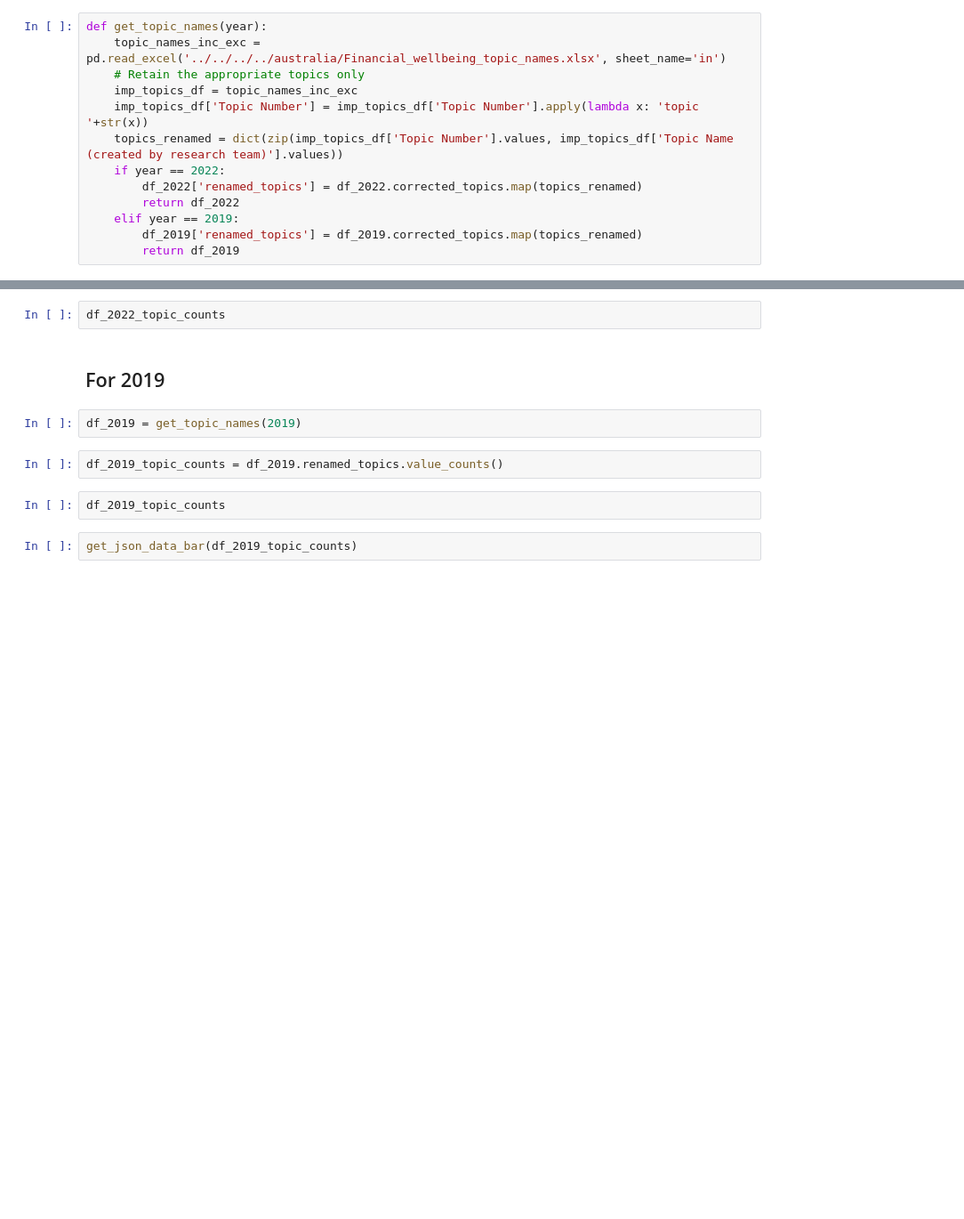
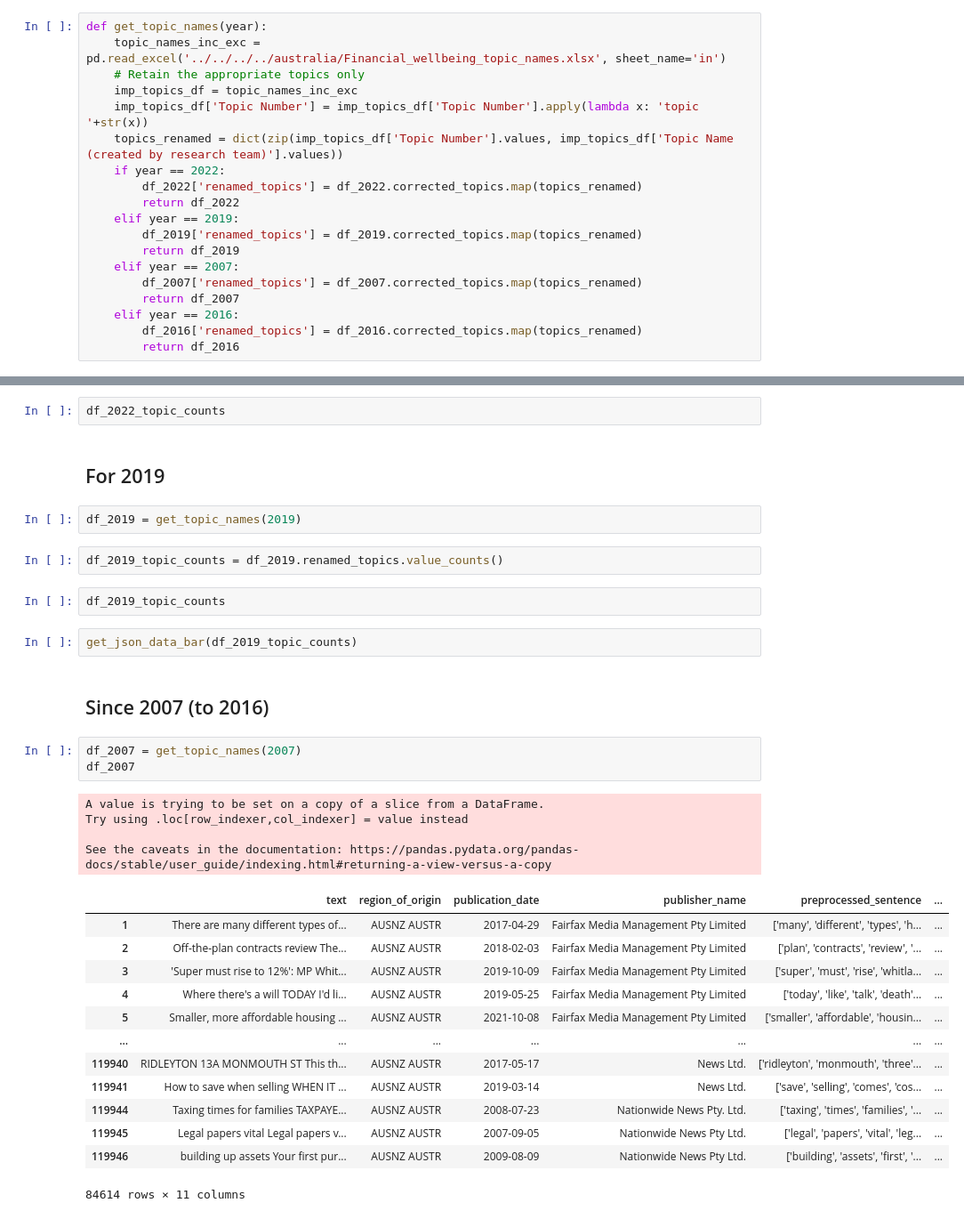
Before and after one commit to sairamdgitte/election-vis-fwb, a Jupyter notebook: election-data.ipynb, the cells around one changed output, grey strips where cells are left out. Shown: that part at 89% size. Saved outputs shown, nothing was run; the diff lists cells and outputs as text; blank space fills up the shorter version.

```diff
--- a/election-data.ipynb
+++ b/election-data.ipynb
@@ -74,6 +217,12 @@ def get_topic_names(year):
     elif year == 2019:
         df_2019['renamed_topics'] = df_2019.corrected_topics.map(topics_renamed)
         return df_2019
+    elif year == 2007:
+        df_2007['renamed_topics'] = df_2007.corrected_topics.map(topics_renamed)
+        return df_2007
+    elif year == 2016:
+        df_2016['renamed_topics'] = df_2016.corrected_topics.map(topics_renamed)
+        return df_2016
 # %%
 def get_json_data_bar(df_value_counts):
     dates = []
@@ -96,3 +247,26 @@ df_2019_topic_counts = df_2019.renamed_topics.value_counts()
 df_2019_topic_counts
 # %%
 get_json_data_bar(df_2019_topic_counts)
+# %% [markdown]
+## Since 2007 (to 2016)
+# %%
+df_2007 = get_topic_names(2007)
+df_2007
+# %% [output]
+A value is trying to be set on a copy of a slice from a DataFrame.
+Try using .loc[row_indexer,col_indexer] = value instead
+
+See the caveats in the documentation: https://pandas.pydata.org/pandas-docs/stable/user_guide/indexing.html#returning-a-view-versus-a-copy
+|  | text | region_of_origin | publication_date | publisher_name | preprocessed_sentence | ... |
+| 1 | There are many different types of... | AUSNZ AUSTR | 2017-04-29 | Fairfax Media Management Pty Limited | ['many', 'different', 'types', 'h... | ... |
+| 2 | Off-the-plan contracts review The... | AUSNZ AUSTR | 2018-02-03 | Fairfax Media Management Pty Limited | ['plan', 'contracts', 'review', '... | ... |
+| 3 | 'Super must rise to 12%': MP Whit... | AUSNZ AUSTR | 2019-10-09 | Fairfax Media Management Pty Limited | ['super', 'must', 'rise', 'whitla... | ... |
+| 4 | Where there's a will TODAY I'd li... | AUSNZ AUSTR | 2019-05-25 | Fairfax Media Management Pty Limited | ['today', 'like', 'talk', 'death'... | ... |
+| 5 | Smaller, more affordable housing ... | AUSNZ AUSTR | 2021-10-08 | Fairfax Media Management Pty Limited | ['smaller', 'affordable', 'housin... | ... |
+| ... | ... | ... | ... | ... | ... | ... |
+| 119940 | RIDLEYTON 13A MONMOUTH ST This th... | AUSNZ AUSTR | 2017-05-17 | News Ltd. | ['ridleyton', 'monmouth', 'three'... | ... |
+| 119941 | How to save when selling WHEN IT ... | AUSNZ AUSTR | 2019-03-14 | News Ltd. | ['save', 'selling', 'comes', 'cos... | ... |
+| 119944 | Taxing times for families TAXPAYE... | AUSNZ AUSTR | 2008-07-23 | Nationwide News Pty. Ltd. | ['taxing', 'times', 'families', '... | ... |
+| 119945 | Legal papers vital Legal papers v... | AUSNZ AUSTR | 2007-09-05 | Nationwide News Pty Ltd. | ['legal', 'papers', 'vital', 'leg... | ... |
+| 119946 | building up assets Your first pur... | AUSNZ AUSTR | 2009-08-09 | Nationwide News Pty Ltd. | ['building', 'assets', 'first', '... | ... |
+84614 rows × 11 columns
```
Also changed, not shown: parts of 23 cells of this notebook, 2 other files.
